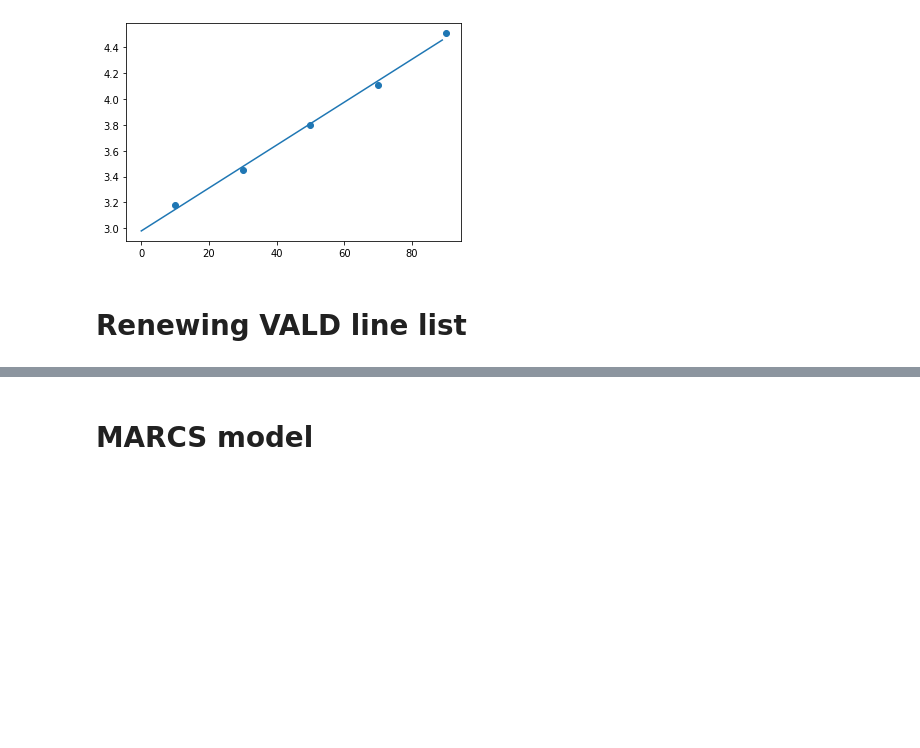
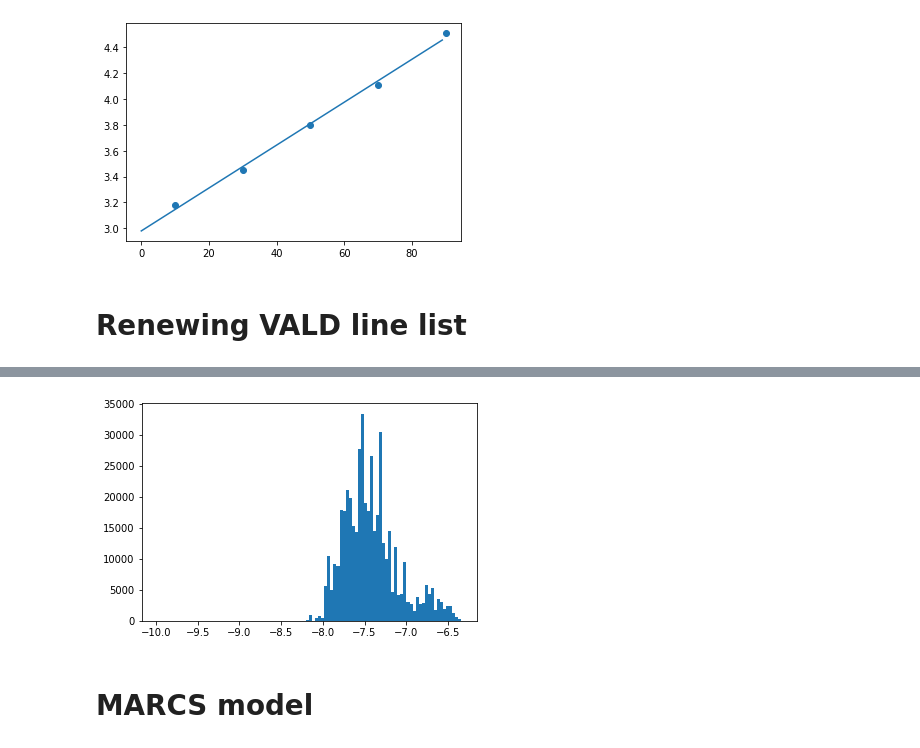
Before and after one commit to MingjieJian/pymoog, a Jupyter notebook: pymoog/internal.ipynb, the cells around one changed output, grey strips where cells are left out. Drawn from its saved outputs; the diff is of its cells as text; code cells hidden in the pictures; blank space fills up the shorter version.

```diff
--- a/pymoog/internal.ipynb
+++ b/pymoog/internal.ipynb
@@ -90,3 +174,7 @@ reply: retcode (221); Msg: b'2.0.0 Service closing transmission channel'
+# %%
+plt.hist(vald_list.loc[vald_list['C6']<0, 'C6'], bins=100);
+# %% [output]
+[figure, added]
 # %% [markdown]
 # MARCS model
 # %%
```
Also changed, not shown: parts of 21 cells of this notebook, 39 other files.
